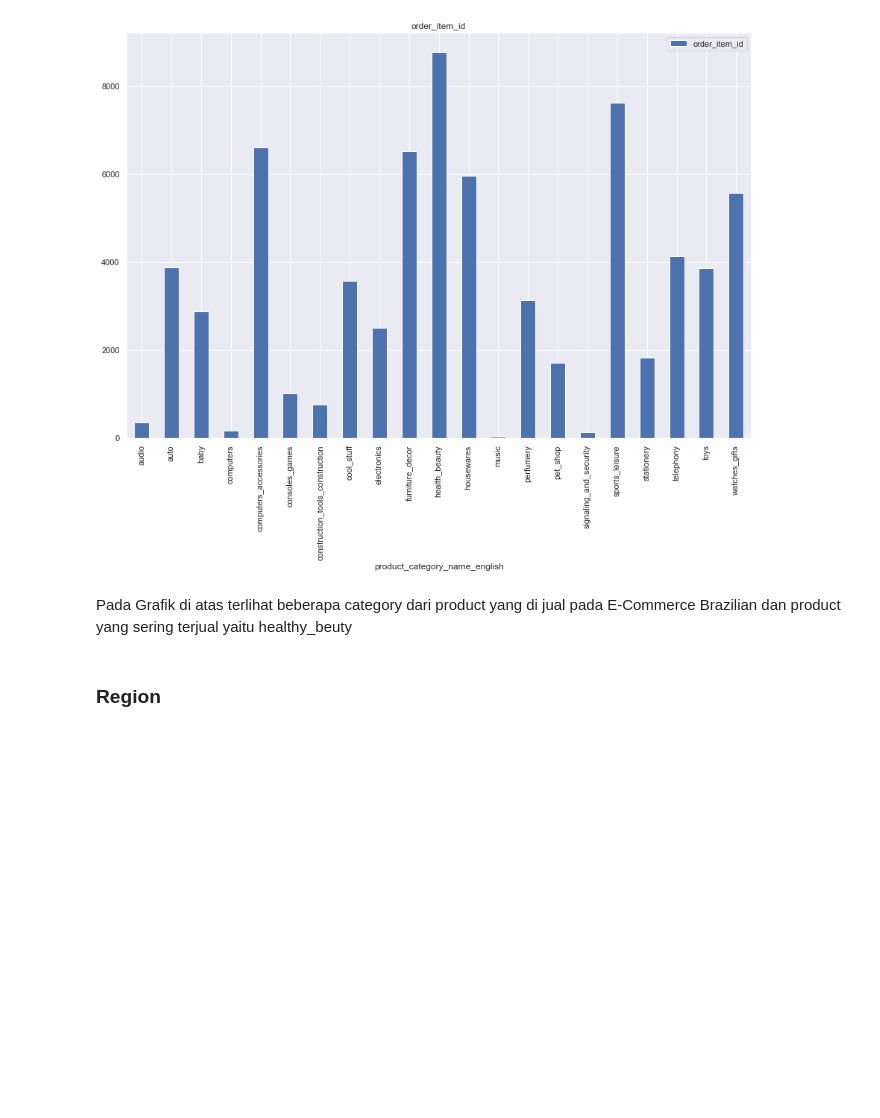
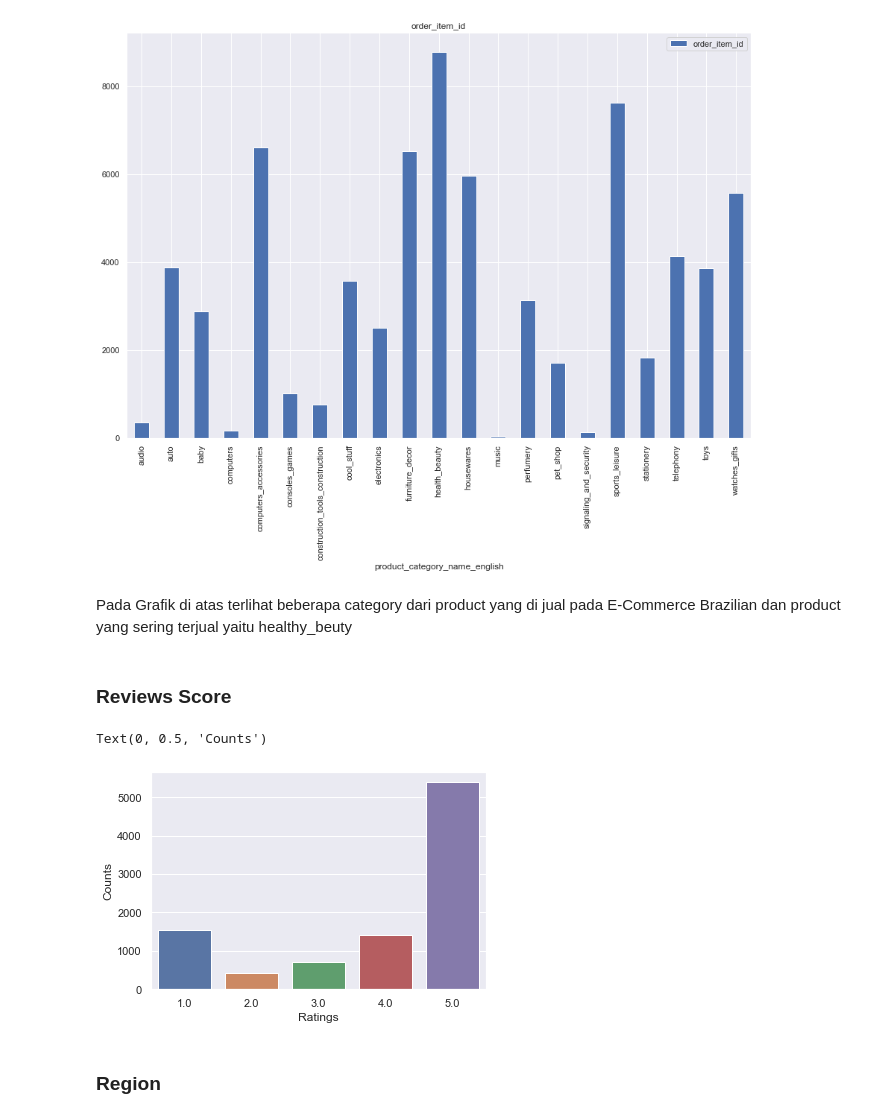
Before and after one commit to Arif-Widagdo/Data-Analysis-on-the-Brazilian-E-Commerce-Public-Dataset-by-Olist, a Jupyter notebook: code/Tugas01_04.ipynb, the cells around one changed output. Saved outputs shown, nothing was run; the diff lists cells and outputs as text; code cells hidden in the pictures; blank space fills up the shorter version.

```diff
--- a/code/Tugas01_04.ipynb
+++ b/code/Tugas01_04.ipynb
@@ -587,6 +601,15 @@ result_olist_marged3 = result_olist_marged3.groupby('product_category_name_engli
 [figure]
 # %% [markdown]
 Pada Grafik di atas terlihat beberapa category dari product yang di jual pada E-Commerce Brazilian dan product yang sering terjual yaitu healthy_beuty
+# %% [markdown]
+### Reviews Score
+# %%
+sns.barplot(x=result_olist_marged['review_score'].value_counts().index,y=result_olist_marged['review_score'].value_counts().values)
+plt.xlabel('Ratings')
+plt.ylabel('Counts')
+# %% [output]
+Text(0, 0.5, 'Counts')
+[figure, added]
 # %% [markdown]
 ### Region
 # %% [markdown]
```
Also changed, not shown: parts of 11 cells of this notebook.
